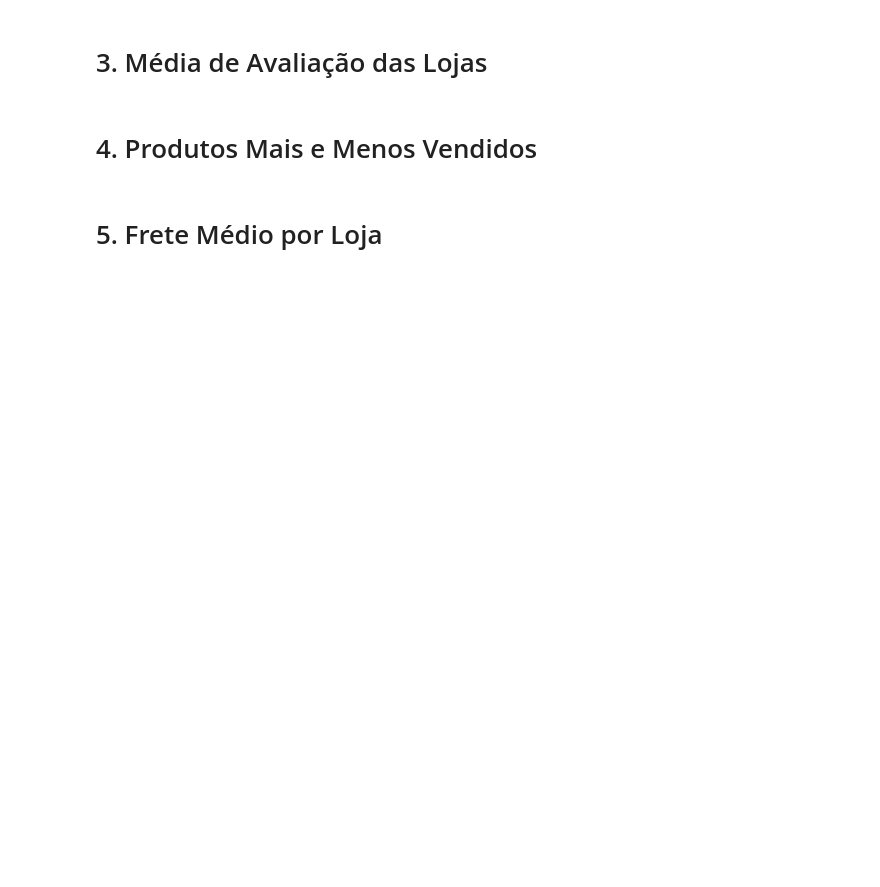
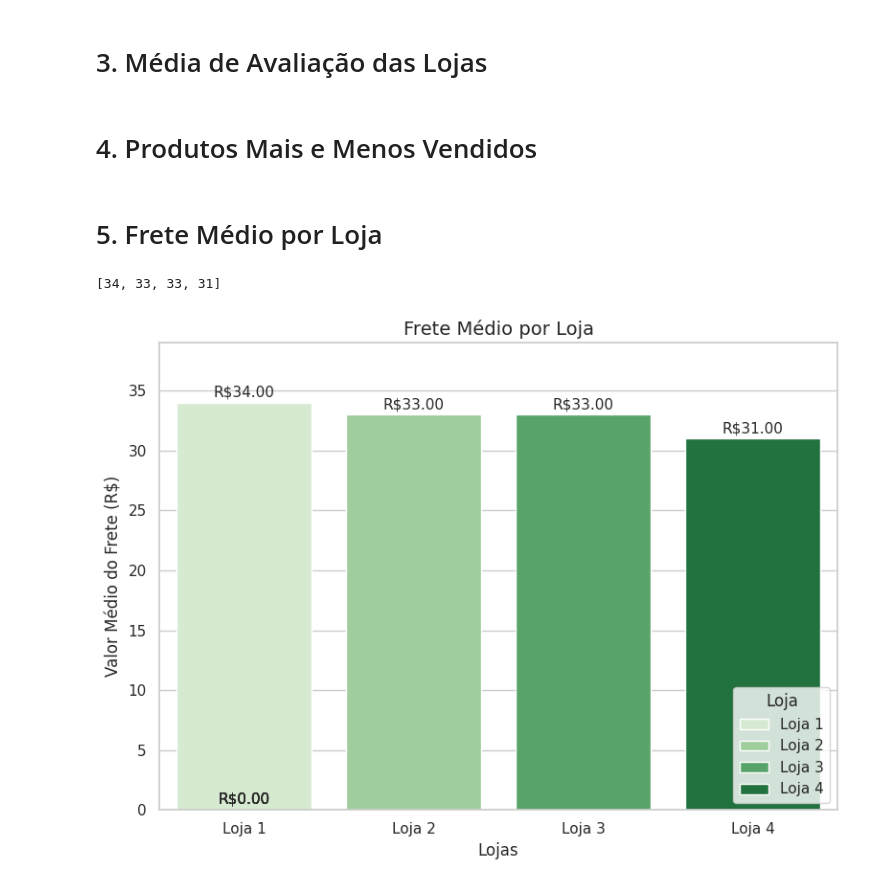
Before and after one commit to SScliff/Projeto_DataScience_alura, a Jupyter notebook: AluraStoreBr.ipynb, the cells around one changed output. Saved outputs shown, nothing was run; the diff lists cells and outputs as text; code cells hidden in the pictures; blank space fills up the shorter version.

```diff
--- a/AluraStoreBr.ipynb
+++ b/AluraStoreBr.ipynb
@@ -33,3 +127,56 @@ loja4.head()
 # 4. Produtos Mais e Menos Vendidos
 # %% [markdown]
 # 5. Frete Médio por Loja
+# %%
+lojas = [loja1, loja2, loja3, loja4]
+def soma_frete(loja):
+  frete = int(round(loja['Frete'].mean(), 2))
+  return frete
+
+fretes = [soma_frete(i) for i in lojas]
+print(fretes)
+# %% [output]
+[34, 33, 33, 31]
+# %%
+lojas_nomes = ['Loja 1', 'Loja 2', 'Loja 3', 'Loja 4']
+fretes = [34, 33, 33, 31]
+
+# Criando DataFrame
+df_fretes = pd.DataFrame({
+    'Loja': lojas_nomes,
+    'Frete Médio': fretes
+})
+
+# Estilo
+sns.set(style="whitegrid")
+
+# Plot
+plt.figure(figsize=(8, 6))
+grafico = sns.barplot(
+    data=df_fretes,
+    x='Loja',
+    y='Frete Médio',
+    hue='Loja',
+    palette='Greens',
+    dodge=False,
+    legend=True
+)
+
+
+# Adiciona os valores nas barras
+for i, bar in enumerate(grafico.patches):
+    valor = bar.get_height()
+    plt.text(bar.get_x() + bar.get_width() / 2,
+             valor + 0.5,
+             f'R${valor:.2f}',
+             ha='center', fontsize=11)
+
+plt.title('Frete Médio por Loja', fontsize=14)
+plt.ylabel('Valor Médio do Frete (R$)')
+plt.xlabel('Lojas')
+plt.ylim(0, max(fretes) + 5)
+
+plt.tight_layout()
+plt.show()
+# %% [output]
+[figure, added]
```
Also changed, not shown: parts of 6 cells of this notebook.
